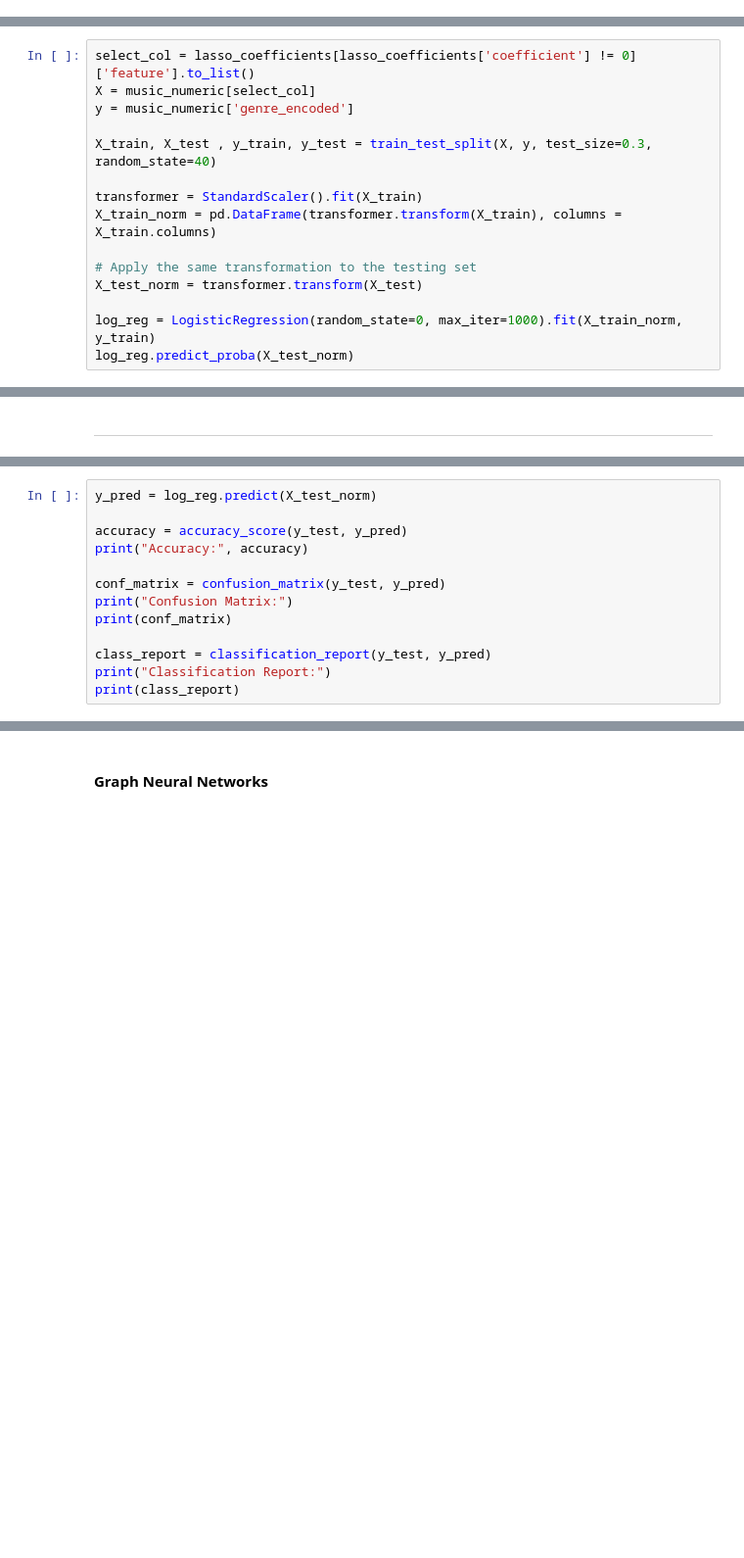
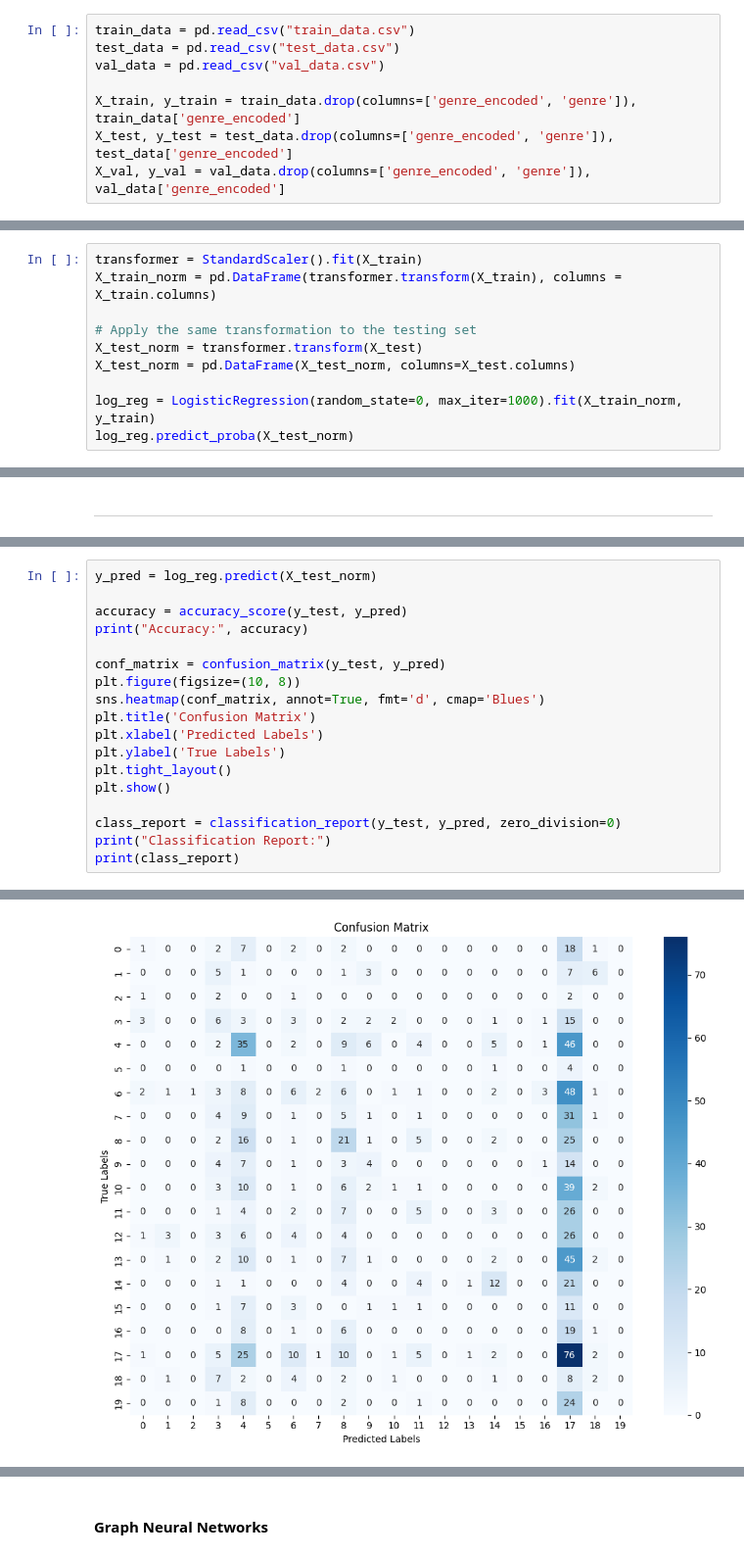
Before and after one commit to Dknx8888/genre-classification-404, a Jupyter notebook: final_project.ipynb, the cells around one changed output, grey strips where cells are left out. Shown at 98% size. Drawn from its saved outputs; the diff is of its cells as text; blank space fills up the shorter version.

```diff
--- a/final_project.ipynb
+++ b/final_project.ipynb
@@ -423,17 +349,20 @@ nonzero_features
+# %%
+train_data = pd.read_csv("train_data.csv")
+test_data = pd.read_csv("test_data.csv")
+val_data = pd.read_csv("val_data.csv")
+
+X_train, y_train = train_data.drop(columns=['genre_encoded', 'genre']), train_data['genre_encoded']
+X_test, y_test = test_data.drop(columns=['genre_encoded', 'genre']), test_data['genre_encoded']
+X_val, y_val = val_data.drop(columns=['genre_encoded', 'genre']), val_data['genre_encoded']
 # %% [markdown]
 ### Logistic Regression (Baseline)
 # %%
-select_col = lasso_coefficients[lasso_coefficients['coefficient'] != 0]['feature'].to_list()
-X = music_numeric[select_col]
-y = music_numeric['genre_encoded']
-
-X_train, X_test , y_train, y_test = train_test_split(X, y, test_size=0.3, random_state=40)
-
 transformer = StandardScaler().fit(X_train)
 X_train_norm = pd.DataFrame(transformer.transform(X_train), columns = X_train.columns)
 
 # Apply the same transformation to the testing set
 X_test_norm = transformer.transform(X_test)
+X_test_norm = pd.DataFrame(X_test_norm, columns=X_test.columns)
 
 log_reg = LogisticRegression(random_state=0, max_iter=1000).fit(X_train_norm, y_train)
 log_reg.predict_proba(X_test_norm)
@@ -515,10 +442,15 @@ accuracy = accuracy_score(y_test, y_pred)
 print("Accuracy:", accuracy)
 
 conf_matrix = confusion_matrix(y_test, y_pred)
-print("Confusion Matrix:")
-print(conf_matrix)
+plt.figure(figsize=(10, 8))
+sns.heatmap(conf_matrix, annot=True, fmt='d', cmap='Blues')
+plt.title('Confusion Matrix')
+plt.xlabel('Predicted Labels')
+plt.ylabel('True Labels')
+plt.tight_layout()
+plt.show()
 
-class_report = classification_report(y_test, y_pred)
+class_report = classification_report(y_test, y_pred, zero_division=0)
 print("Classification Report:")
 print(class_report)
 # %% [output]
@@ -541,0 +458 @@ weighted avg       0.23      0.23      0.20      2997
+[figure, added]
```
Also changed, not shown: parts of 27 cells of this notebook, 3 other files.
